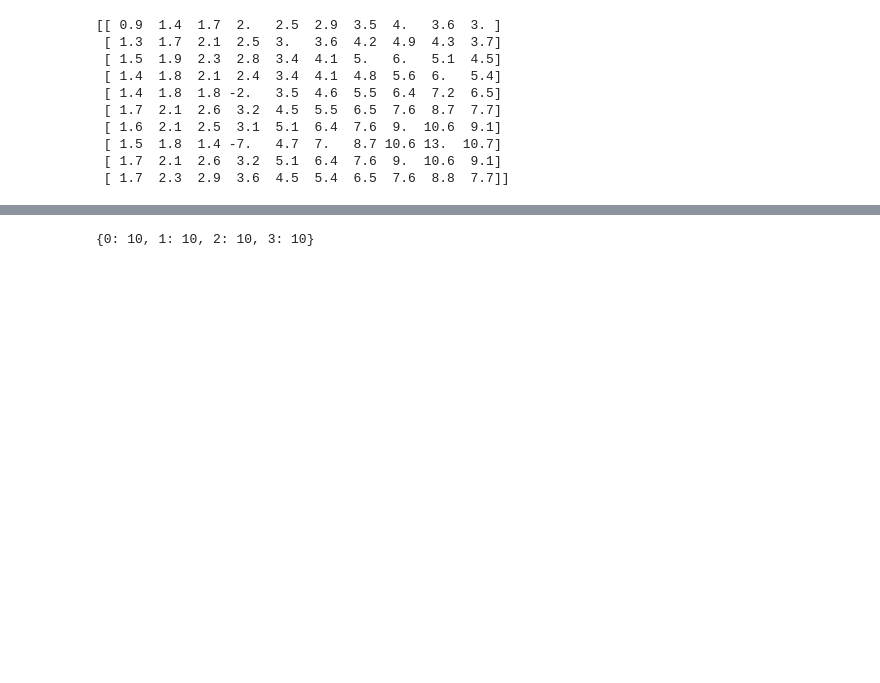
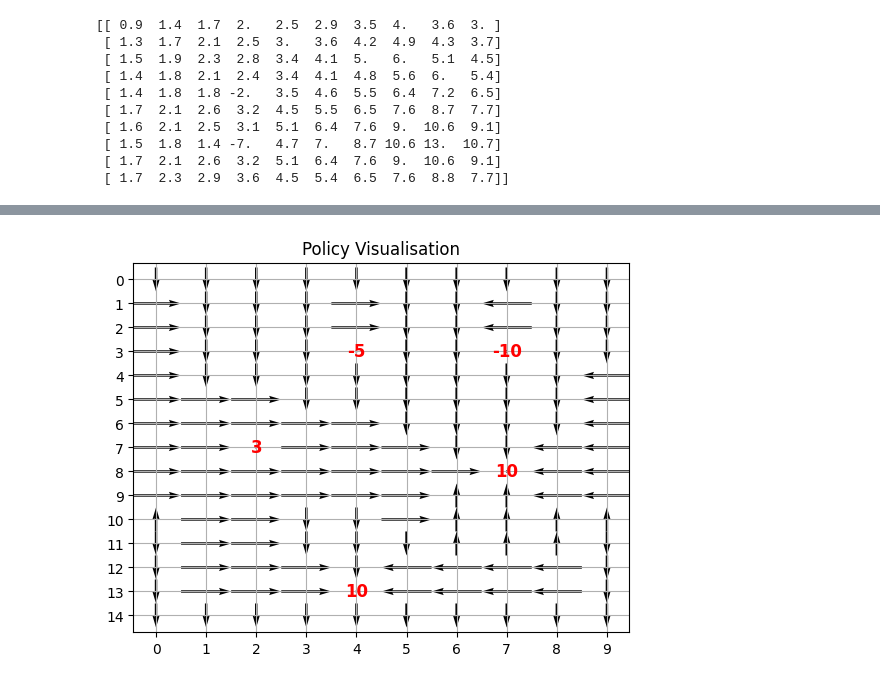
Before and after one commit to Harry-Ell/601-assessment-2, a Jupyter notebook: development_steps/first_mdp.ipynb, the cells around one changed output, grey strips where cells are left out. Saved outputs shown, nothing was run; the diff lists cells and outputs as text; code cells hidden in the pictures; blank space fills up the shorter version.

```diff
--- a/development_steps/first_mdp.ipynb
+++ b/development_steps/first_mdp.ipynb
@@ -185,14 +185,14 @@ for intended_action in actions:
 
     values.append(summation_term)
 # %%
-len_x, len_y = 10, 10
+len_x, len_y = 15, 10
 
 states = [(i, j) for i in range(len_x) for j in range(len_y)]
 probabilities = {}
 
 corners = [(0, 0), (0, len_y - 1), (len_x - 1, 0), (len_x - 1, len_y - 1)]
-reward_states = [(8,7), (7,2), (3,4), (3,7)]
-reward_values = [10, 3, -5, -10]
+reward_states = [(8,7), (7,2), (3,4), (3,7), (13,4)]
+reward_values = [10, 3, -5, -10, 10]
 
 actions = [(1, 0),    # right
            (-1, 0),   # left
@@ -241,7 +243,8 @@ def populate_probabilities_edge(state, actions):
 # %%
 for state in states:
     i, j = state
-    if state in reward_states and reward_values[reward_states.index(state)]:
+    if state in reward_states and reward_values[reward_states.index(state)] > 0:
+        # teleportation step
         probabilities[state] = populate_probabilities_rewards(state, actions)
     elif 0 < i < len_x-1 and 0 < j < len_y-1:
         # we are in standard operating conditions, make usual sub directories
@@ -296,4 +253,0 @@ rewards = populate_penalising_edges(rewards)
-# %%
-rewards[(8,7)]
-# %% [output]
-{0: 10, 1: 10, 2: 10, 3: 10}
@@ -300,3 +293,20 @@ rewards[(8,7)]
+# %%
+rewards = {}
+for state in states:
+    i, j = state
+    if state in reward_states and reward_values[reward_states.index(state)] > 0:
+        # we are about to teleport
+        rewards[state] = populate_positive_rewards(state, actions, reward_values[reward_states.index(state)])
+    elif state in reward_states and reward_values[reward_states.index(state)] < 0:
+        # we get a reward but do not teleport
+        rewards[state] = populate_negative_rewards(state, actions, reward_values[reward_states.index(state)])
+    elif i in [0, len_x-1] or j in [0, len_y-1]:
+        rewards[state] = populate_edge_penalties(state, actions)
 # %%
 from MDP import GenericMDP
-mdp_solver = GenericMDP(states, actions, probabilities, rewards, 0.9, 20000)
+import numpy as np
+mdp_solver = GenericMDP(states, actions, probabilities, rewards, 0.9, 200, len_x=15, len_y=10, reward_list=reward_states, reward_values= reward_values, problem_type='gridworld')
+# %%
+policy, values = mdp_solver()
+# %% [output]
+[figure, added]
```
Also changed, not shown: parts of 12 cells of this notebook, 1 other file.
